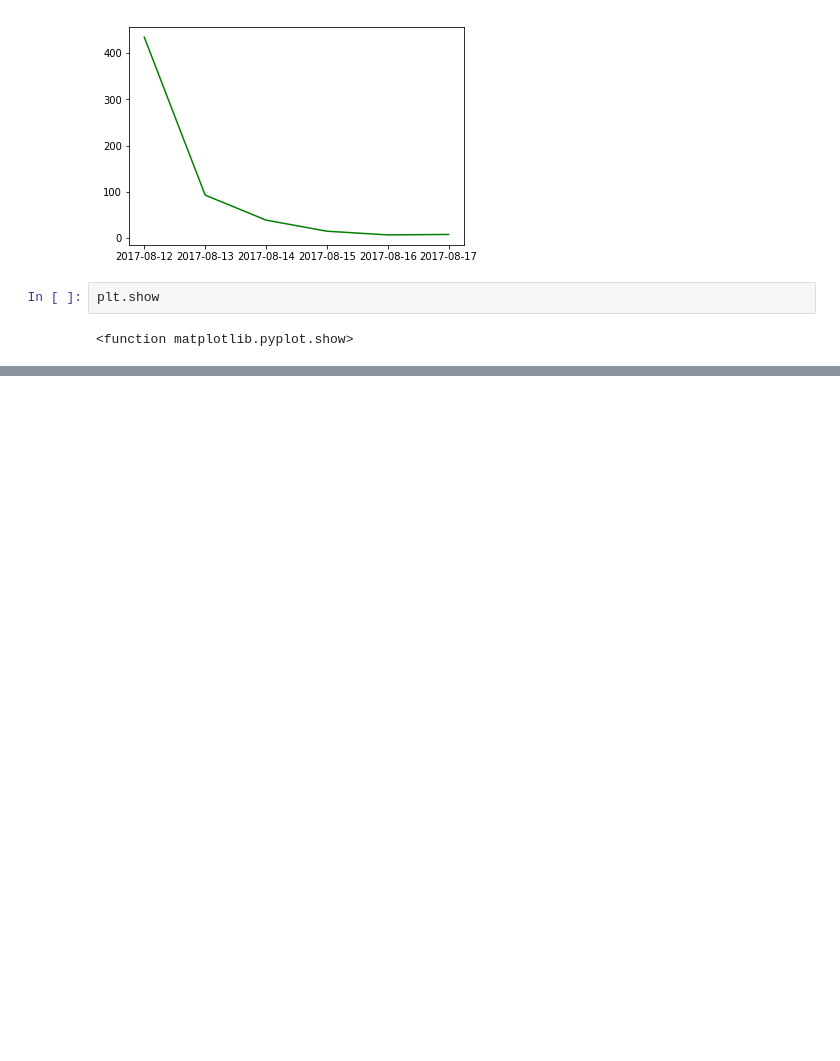
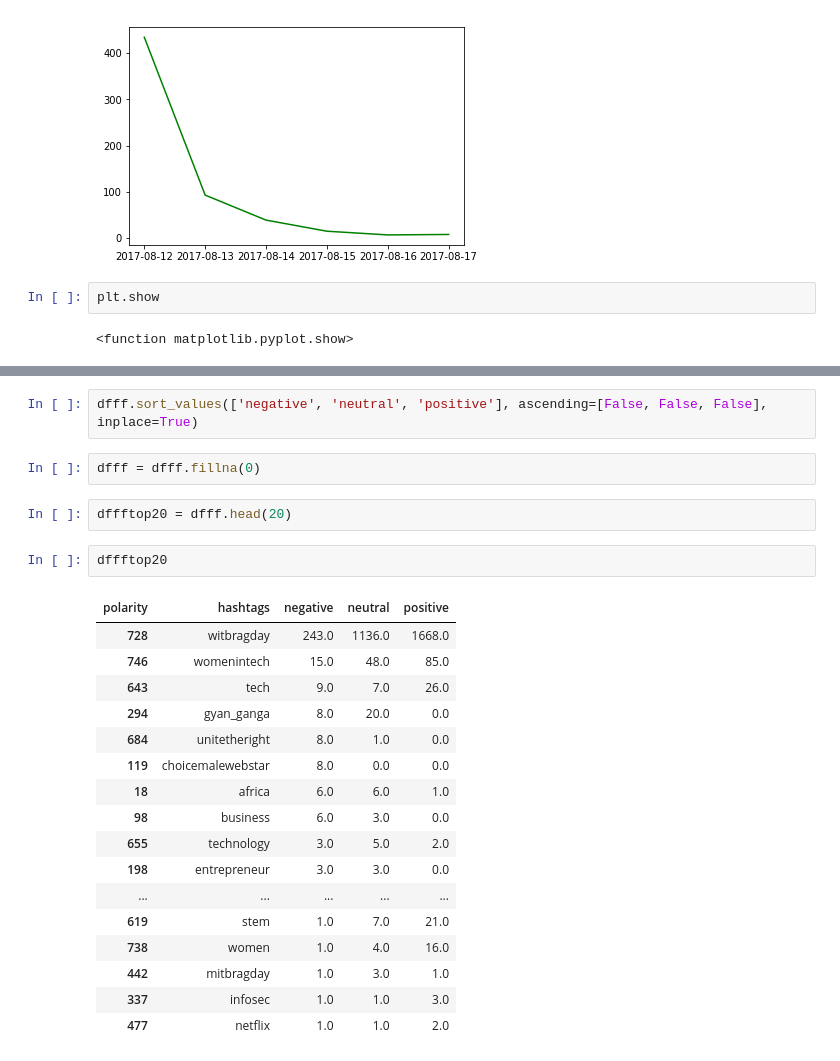
Before and after one commit to rupeshbasnet/twitter-data-vis, a Jupyter notebook: Twitter_Data_Extraction/Tweets_Preprocessing_Test.ipynb, the cells around one changed output, grey strips where cells are left out. Cells and saved outputs as stored; diff of their text form; blank space fills up the shorter version.

```diff
--- a/Twitter_Data_Extraction/Tweets_Preprocessing_Test.ipynb
+++ b/Twitter_Data_Extraction/Tweets_Preprocessing_Test.ipynb
@@ -948,0 +1060,26 @@ plt.show
+# %%
+dfff.sort_values(['negative', 'neutral', 'positive'], ascending=[False, False, False], inplace=True)
+# %%
+dfff = dfff.fillna(0)
+# %%
+dffftop20 = dfff.head(20)
+# %%
+dffftop20
+# %% [output]
+| polarity | hashtags | negative | neutral | positive |
+| 728 | witbragday | 243.0 | 1136.0 | 1668.0 |
+| 746 | womenintech | 15.0 | 48.0 | 85.0 |
+| 643 | tech | 9.0 | 7.0 | 26.0 |
+| 294 | gyan_ganga | 8.0 | 20.0 | 0.0 |
+| 684 | unitetheright | 8.0 | 1.0 | 0.0 |
+| 119 | choicemalewebstar | 8.0 | 0.0 | 0.0 |
+| 18 | africa | 6.0 | 6.0 | 1.0 |
+| 98 | business | 6.0 | 3.0 | 0.0 |
+| 655 | technology | 3.0 | 5.0 | 2.0 |
+| 198 | entrepreneur | 3.0 | 3.0 | 0.0 |
+| ... | ... | ... | ... | ... |
+| 619 | stem | 1.0 | 7.0 | 21.0 |
+| 738 | women | 1.0 | 4.0 | 16.0 |
+| 442 | mitbragday | 1.0 | 3.0 | 1.0 |
+| 337 | infosec | 1.0 | 1.0 | 3.0 |
+| 477 | netflix | 1.0 | 1.0 | 2.0 |
```
Also changed, not shown: parts of 26 cells of this notebook, 2 other files.
